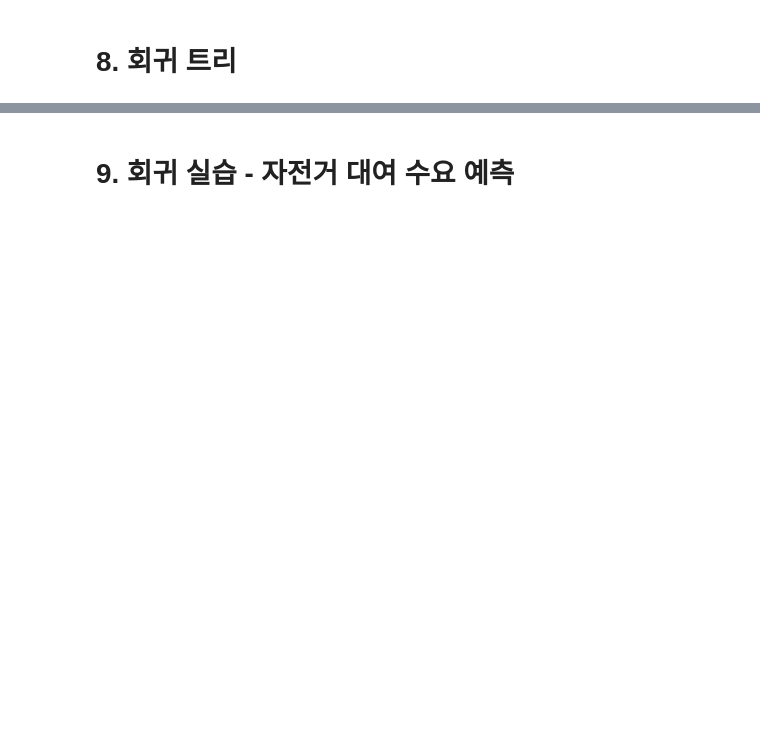
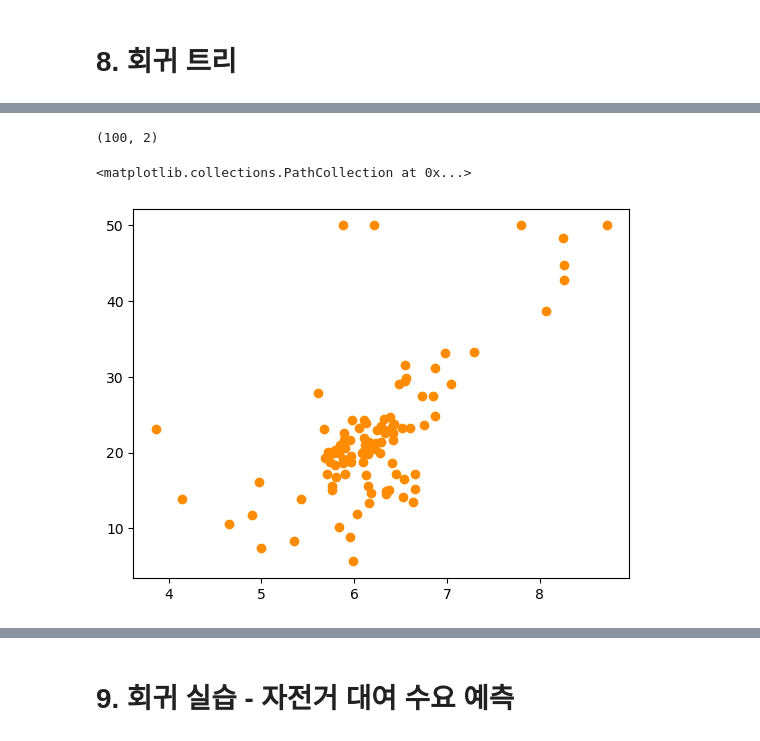
Before and after one commit to kimdyoc13/Cheese_house, a Jupyter notebook: chapter 5_Regression.ipynb, the cells around one changed output, grey strips where cells are left out. Drawn from its saved outputs; the diff is of its cells as text; code cells hidden in the pictures; blank space fills up the shorter version.

```diff
--- a/chapter 5_Regression.ipynb
+++ b/chapter 5_Regression.ipynb
@@ -901,2 +948,17 @@ X_train, X_test, y_train, y_test = train_test_split(data_scaled, cancer.target,
 # %% [markdown]
 # 8. 회귀 트리
+# %%
+data_url = "http://lib.stat.cmu.edu/datasets/boston"
+raw_df = pd.read_csv(data_url, sep="\s+", skiprows=22, header=None)
+data = np.hstack([raw_df.values[::2, :], raw_df.values[1::2, :2]])
+target = raw_df.values[1::2, 2]
+
+# 데이터를 데이터프레임으로 변환
+bostonDF = pd.DataFrame(data, columns=[
+    "CRIM", "ZN", "INDUS", "CHAS", "NOX", "RM", "AGE", "DIS", "RAD", "TAX", "PTRATIO", "B", "LSTAT"
+])
+
+# 집값 (target) 열 추가
+bostonDF["PRICE"] = target
+
+bostonDF.head()
@@ -902,0 +1049,10 @@ X_train, X_test, y_train, y_test = train_test_split(data_scaled, cancer.target,
+# %%
+bostonDF_sample = bostonDF[['RM', 'PRICE']]
+bostonDF_sample = bostonDF_sample.sample(n = 100, random_state = 0)
+print(bostonDF_sample.shape)
+plt.figure()
+plt.scatter(bostonDF_sample.RM, bostonDF_sample.PRICE, c = "darkorange")
+# %% [output]
+(100, 2)
+<matplotlib.collections.PathCollection at 0x...>
+[figure, added]
```
Also changed, not shown: parts of 33 cells of this notebook.
